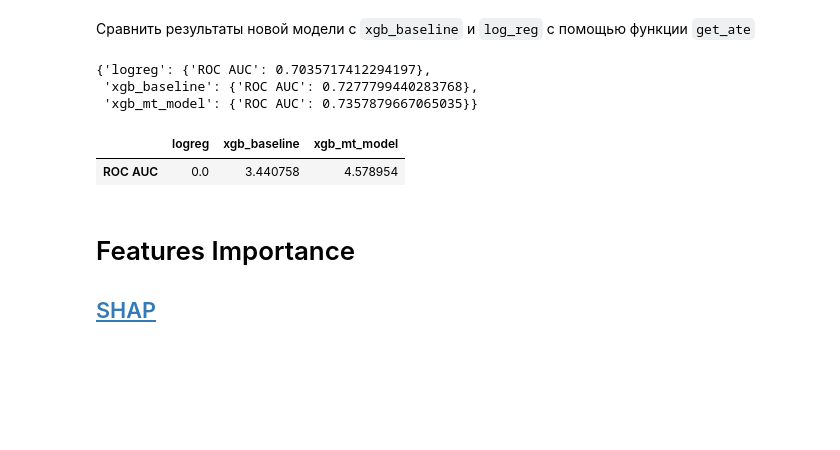
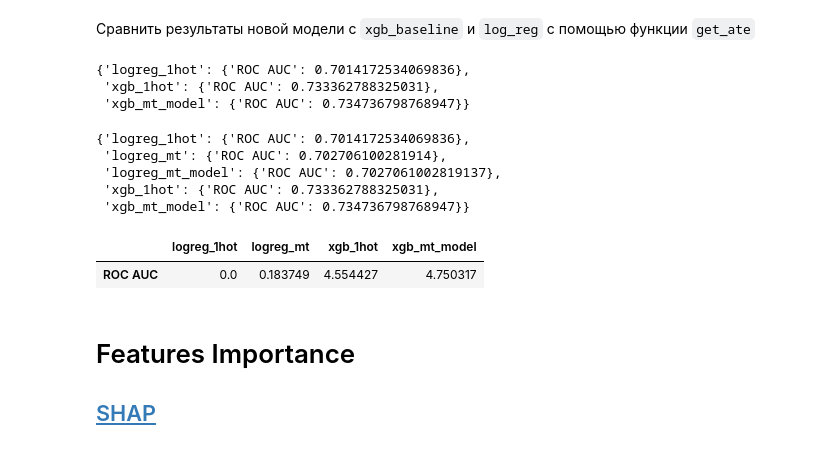
Before and after one commit to KatyaKos/MLBD, a Jupyter notebook: gradient_boosting/notebooks/xgboost.ipynb, the cells around one changed output. Saved outputs shown, nothing was run; the diff lists cells and outputs as text; code cells hidden in the pictures; blank space fills up the shorter version.

```diff
--- a/gradient_boosting/notebooks/xgboost.ipynb
+++ b/gradient_boosting/notebooks/xgboost.ipynb
@@ -390,6 +378,8 @@ new_df.count()
 
 Train XGBoost on the new set of features
 # %%
-train_mt_df, val_mt_df, test_mt_df = split_by_col(new_df, 'id', [0.8, 0.1, 0.1])
-xgb_mt_model = xgb_estimator.fit(train_mt_df)
-xgb_mt_model._call_java("booster").saveModel(os.path.join(DATA_PATH, 'xgb_meantarget.model'))
+train_df_mt, val_df_mt, test_df_mt = split_by_col(df_mt, 'id', [0.8, 0.1, 0.1])
+xgb_mt_model = xgb_estimator.fit(train_df_mt)
+
+!rm -r /workspace/data/criteo/xgb_mt_top2.model
+xgb_mt_model._call_java("booster").saveModel(os.path.join(DATA_PATH, 'xgb_mt_top2.model'))
@@ -396,21 +388,36 @@ xgb_mt_model._call_java("booster").saveModel(os.path.join(DATA_PATH, 'xgb_meanta
+# %%
+logreg_mt = logreg.fit(train_df_mt)
+
+!rm -r /workspace/data/criteo/logreg_mt_top2.model
+logreg_mt.save(os.path.join(DATA_PATH, 'logreg_mt_top2.model'))
 # %% [markdown]
 ### Evaluation
 # %% [markdown]
 Сравнить результаты новой модели с `xgb_baseline` и `log_reg` с помощью функции `get_ate`
 # %%
-tmp_dict = {'ROC AUC': rocauc(xgb_mt_model, test_mt_df, 'probabilities')}
+tmp_dict = {'ROC AUC': rocauc(xgb_mt_model, test_df_mt, 'probabilities')}
 all_metrics['xgb_mt_model'] = tmp_dict
 all_metrics
 # %% [output]
-{'logreg': {'ROC AUC': 0.7035717412294197},
- 'xgb_baseline': {'ROC AUC': 0.7277799440283768},
- 'xgb_mt_model': {'ROC AUC': 0.7357879667065035}}
+{'logreg_1hot': {'ROC AUC': 0.7014172534069836},
+ 'xgb_1hot': {'ROC AUC': 0.733362788325031},
+ 'xgb_mt_model': {'ROC AUC': 0.734736798768947}}
+# %%
+tmp_dict = {'ROC AUC': rocauc(logreg_mt, test_df_mt, 'probability')}
+all_metrics['logreg_mt'] = tmp_dict
+all_metrics
+# %% [output]
+{'logreg_1hot': {'ROC AUC': 0.7014172534069836},
+ 'logreg_mt': {'ROC AUC': 0.702706100281914},
+ 'logreg_mt_model': {'ROC AUC': 0.7027061002819137},
+ 'xgb_1hot': {'ROC AUC': 0.733362788325031},
+ 'xgb_mt_model': {'ROC AUC': 0.734736798768947}}
 # %%
-ate = get_ate(all_metrics, 'logreg')
+ate = get_ate(all_metrics, 'logreg_1hot')
 ate
 # %% [output]
-|  | logreg | xgb_baseline | xgb_mt_model |
-| ROC AUC | 0.0 | 3.440758 | 4.578954 |
+|  | logreg_1hot | logreg_mt | xgb_1hot | xgb_mt_model |
+| ROC AUC | 0.0 | 0.183749 | 4.554427 | 4.750317 |
 # %% [markdown]
 # Features Importance
 
```
Also changed, not shown: parts of 38 cells of this notebook.
